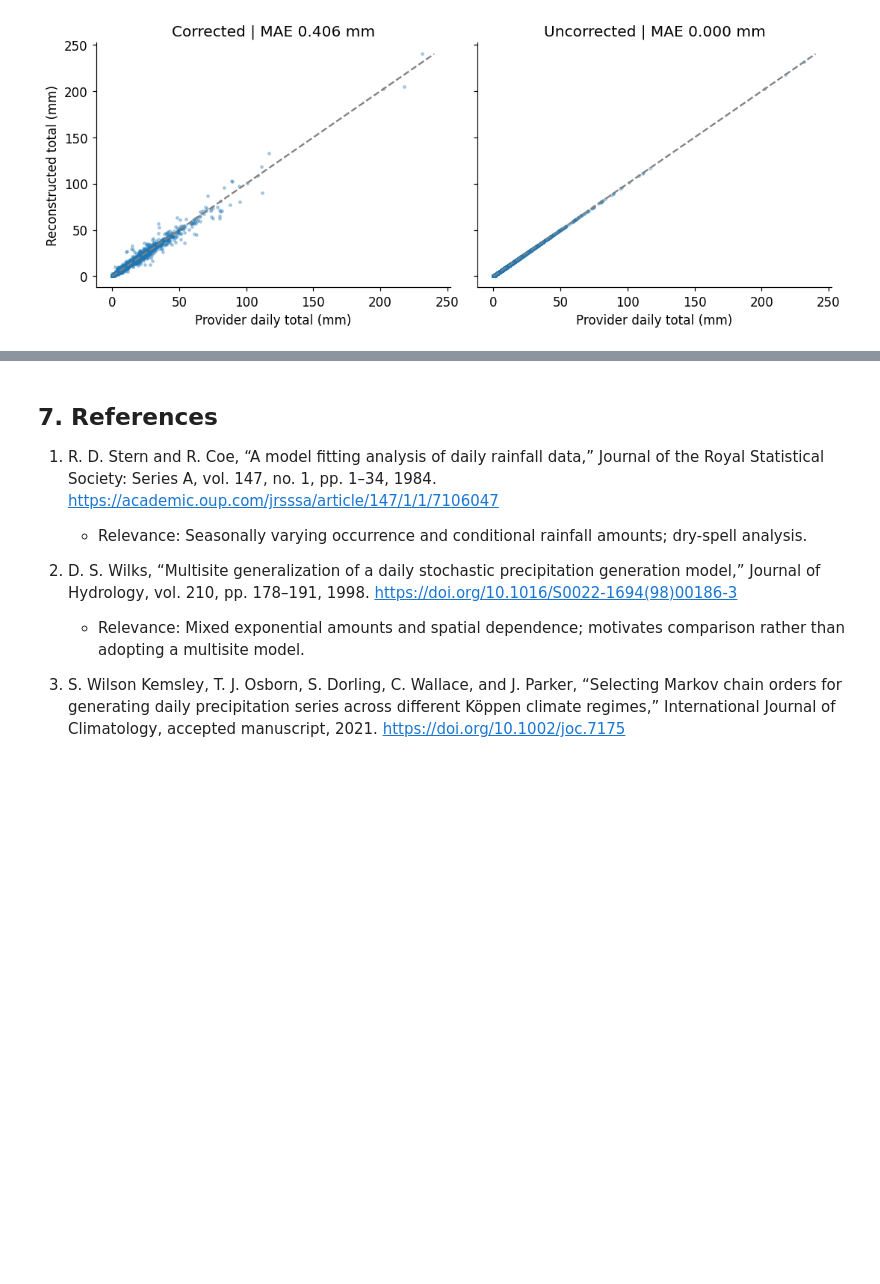
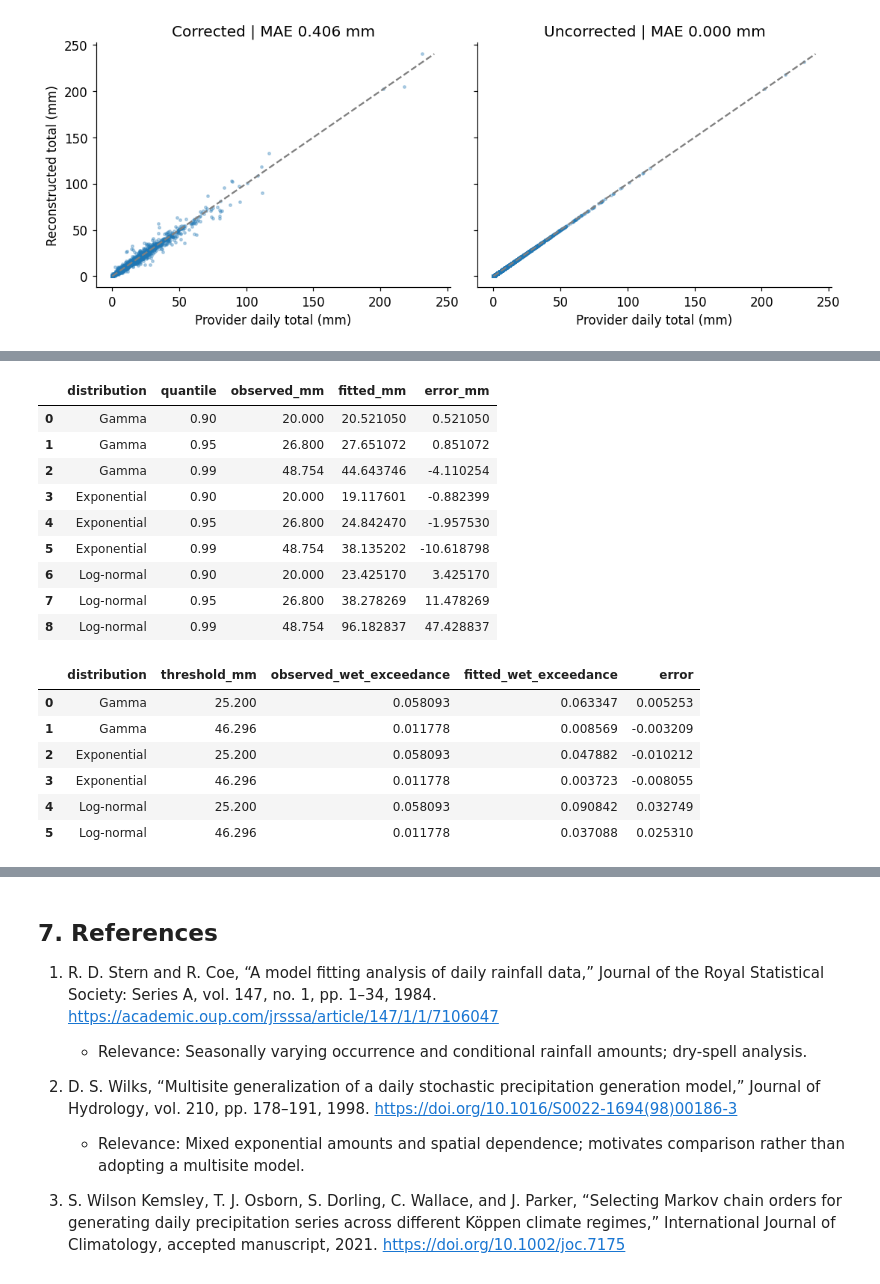
Before and after one commit to DilaraLiyanage/colombo-rainfall-simulator, a Jupyter notebook: notebook/colombo-rainfall-simulator.ipynb, the cells around one changed output, grey strips where cells are left out. Saved outputs shown, nothing was run; the diff lists cells and outputs as text; code cells hidden in the pictures; blank space fills up the shorter version.

```diff
--- a/notebook/colombo-rainfall-simulator.ipynb
+++ b/notebook/colombo-rainfall-simulator.ipynb
@@ -18,14 +18,37 @@ For hourly accumulation $h_t$ ending at local timestamp $t$, daily precipitation
 Open-Meteo Historical Weather API, Best Match (user-supplied acquisition setting). The supplied acquisition URL is reported to request latitude 6.9355 and longitude 79.8487. Both CSV metadata records report returned latitude 6.924429 and longitude 79.90725, elevation 4 m. The full query and acquisition date are not available here; the relationship between the reported URL and these exact snapshots requires confirmation. Local timestamps are interpreted as exported, without conversion to UTC. Best Match may combine products; no exclusive ERA5/ERA5-Land claim. Data credits: https://open-meteo.com/en/license (CC BY 4.0); upstream Copernicus/ECMWF notices apply. See `data/README.md`.
 # %%
 # C01
+import sys, subprocess, importlib.metadata, time, json, platform
+RUN_START = time.perf_counter()
+PINS = {'numpy': '2.3.5', 'pandas': '2.2.3', 'scipy': '1.17.0', 'matplotlib': '3.10.8'}
+missing = []
+for package, version in PINS.items():
+    try:
+        if importlib.metadata.version(package) != version: missing.append(f"{package}=={version}")
+    except importlib.metadata.PackageNotFoundError: missing.append(f"{package}=={version}")
+if missing:
+    subprocess.check_call([sys.executable, "-m", "pip", "install", "-q", *[f"{k}=={v}" for k,v in PINS.items()]])
+print("Python", platform.python_version(), "| pinned packages", PINS)
 from pathlib import Path
 import os, io, hashlib, urllib.request
 import numpy as np
 import pandas as pd
 import matplotlib.pyplot as plt
+import matplotlib, scipy
+assert {"numpy":np.__version__, "pandas":pd.__version__, "scipy":scipy.__version__, "matplotlib":matplotlib.__version__} == PINS, "Loaded scientific versions differ from installed pins"
 from IPython.display import display
 SEED = 42
 rng = np.random.default_rng(SEED)
+# Future independent replications: call once per experiment, then allocate one stream per replicate.
+def replication_streams(n):
+    return [np.random.default_rng(child) for child in np.random.SeedSequence(SEED).spawn(n)]
+QUANTILES = (.95, .99)
+FIT_QUANTILES = (.90, .95, .99)
+RTOL, ATOL = 1e-8, 1e-9
+OPT_SETTINGS = {"ftol":1e-13,"gtol":1e-6,"maxiter":1000}
+OPT_BOUNDS = (-10,12)
+DPI = 300
+FIGURE_DATA = {}
 WET = 0.1
 START, END = pd.Timestamp('2001-01-01'), pd.Timestamp('2025-12-31')
 CAL_END = pd.Timestamp('2020-12-31')
@@ -59,7 +83,7 @@ def load_export(kind):
         if path is None:
             raise FileNotFoundError(f'Place {name} in data/raw/ or set RAINFALL_DATA_DIR; public snapshot not available.')
         raw = path.read_bytes()
-        source = f'local snapshot ({path.as_posix()})'
+        source = 'local snapshot'
     expected_sha256 = {
         'hourly': 'd14a8d9739fdf5337172a82b28226fa446af02919a92dfbef8cc52701d5d9601',
         'daily': 'dc672e756178597e04c779eddee2003ae4312003578ea85d0f1730aa5c5fdcda',
@@ -292,0 +432,27 @@ axs[0].set_ylabel('Reconstructed total (mm)'); finish(fig,'F07_daily_aggregation
+# %%
+# C12
+# Compare conditional wet-day quantiles and strict exceedance at fixed all-day thresholds.
+qs=FIT_QUANTILES; thresholds=[q95,q99]
+quantile_table=pd.DataFrame([{'distribution':name,'quantile':u,'observed_mm':np.quantile(x,u),'fitted_mm':quantile(fit[0],u),'error_mm':quantile(fit[0],u)-np.quantile(x,u)} for name,fit in fits.items() for u in qs])
+tail_table=pd.DataFrame([{'distribution':name,'threshold_mm':t,'observed_wet_exceedance':np.mean(x>t),'fitted_wet_exceedance':float(survival(fit[0],t)),'error':float(survival(fit[0],t))-np.mean(x>t)} for name,fit in fits.items() for t in thresholds])
+quantile_table.to_csv(PROCESSED_DIR/'distribution_quantiles.csv',index=False)
+tail_table.to_csv(PROCESSED_DIR/'distribution_tail_errors.csv',index=False)
+display(quantile_table,tail_table)
+# %% [output]
+|  | distribution | quantile | observed_mm | fitted_mm | error_mm |
+| 0 | Gamma | 0.90 | 20.000 | 20.521050 | 0.521050 |
+| 1 | Gamma | 0.95 | 26.800 | 27.651072 | 0.851072 |
+| 2 | Gamma | 0.99 | 48.754 | 44.643746 | -4.110254 |
+| 3 | Exponential | 0.90 | 20.000 | 19.117601 | -0.882399 |
+| 4 | Exponential | 0.95 | 26.800 | 24.842470 | -1.957530 |
+| 5 | Exponential | 0.99 | 48.754 | 38.135202 | -10.618798 |
+| 6 | Log-normal | 0.90 | 20.000 | 23.425170 | 3.425170 |
+| 7 | Log-normal | 0.95 | 26.800 | 38.278269 | 11.478269 |
+| 8 | Log-normal | 0.99 | 48.754 | 96.182837 | 47.428837 |
+|  | distribution | threshold_mm | observed_wet_exceedance | fitted_wet_exceedance | error |
+| 0 | Gamma | 25.200 | 0.058093 | 0.063347 | 0.005253 |
+| 1 | Gamma | 46.296 | 0.011778 | 0.008569 | -0.003209 |
+| 2 | Exponential | 25.200 | 0.058093 | 0.047882 | -0.010212 |
+| 3 | Exponential | 46.296 | 0.011778 | 0.003723 | -0.008055 |
+| 4 | Log-normal | 25.200 | 0.058093 | 0.090842 | 0.032749 |
+| 5 | Log-normal | 46.296 | 0.011778 | 0.037088 | 0.025310 |
```
Also changed, not shown: parts of 22 cells of this notebook, 25 other files.
